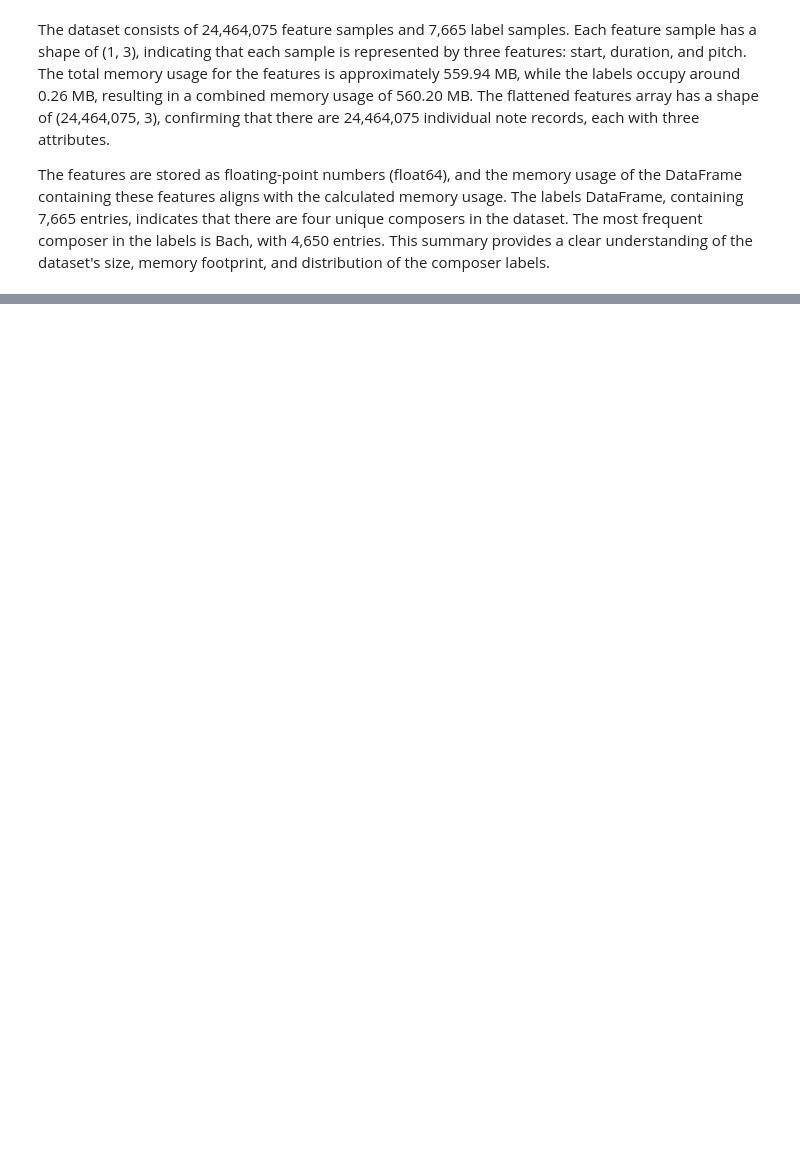
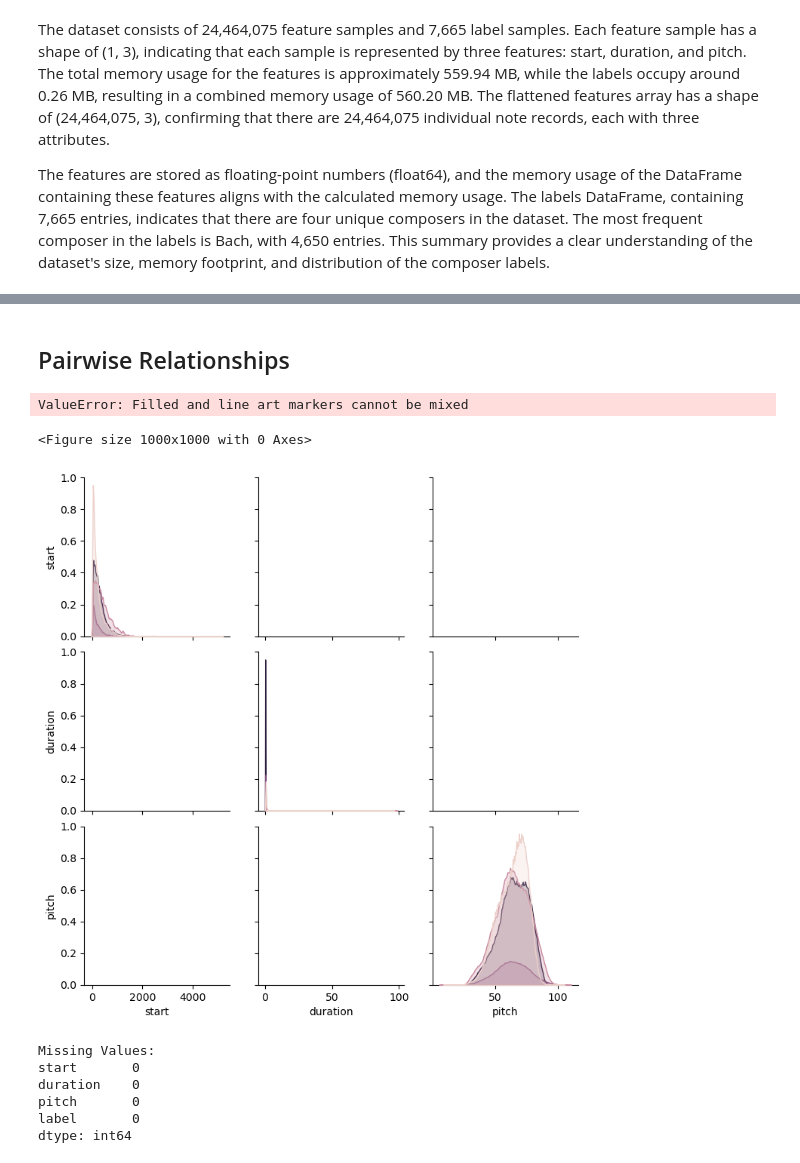
Before and after one commit to AnovaYoung/Classifying-Music-Genre-with-CNNs-and-LSTM-Models, a Jupyter notebook: Music_Genre_and_Composer_Classification_Using_Deep_Learning.ipynb, the cells around one changed output, grey strips where cells are left out. Drawn from its saved outputs; the diff is of its cells as text; code cells hidden in the pictures; blank space fills up the shorter version.

```diff
--- a/Music_Genre_and_Composer_Classification_Using_Deep_Learning.ipynb
+++ b/Music_Genre_and_Composer_Classification_Using_Deep_Learning.ipynb
@@ -245,0 +677,23 @@ Feature extraction completed.
+# %% [markdown]
+## Pairwise Relationships
+# %%
+# Pairplot to visualize pairwise relationships
+plt.figure(figsize=(10, 10))
+sns.pairplot(df_features, hue='label', diag_kind='kde', markers=['o', 's', 'D', 'x'])
+plt.title('Pairwise Relationships')
+plt.show()
+# %% [output]
+ValueError: Filled and line art markers cannot be mixed
+<Figure size 1000x1000 with 0 Axes>
+[figure, added]
+# %%
+# Check for missing values
+print("Missing Values:")
+print(df_features.isnull().sum())
+# %% [output]
+Missing Values:
+start       0
+duration    0
+pitch       0
+label       0
+dtype: int64
```
Also changed, not shown: parts of 95 cells of this notebook.
